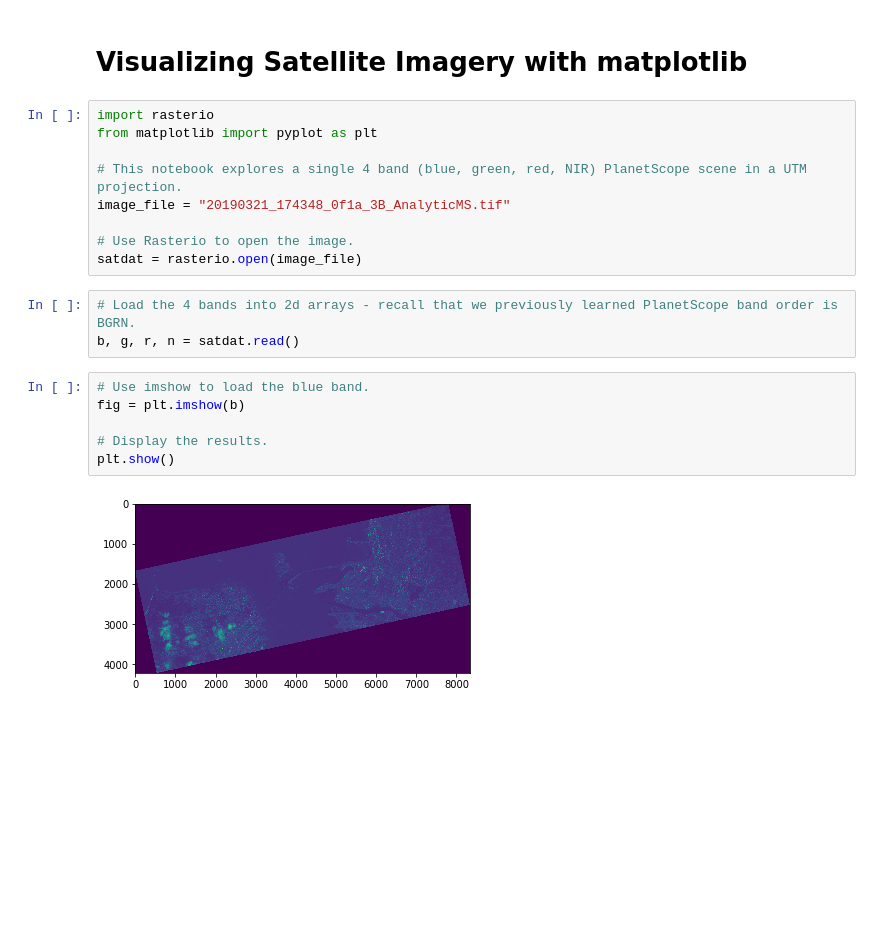
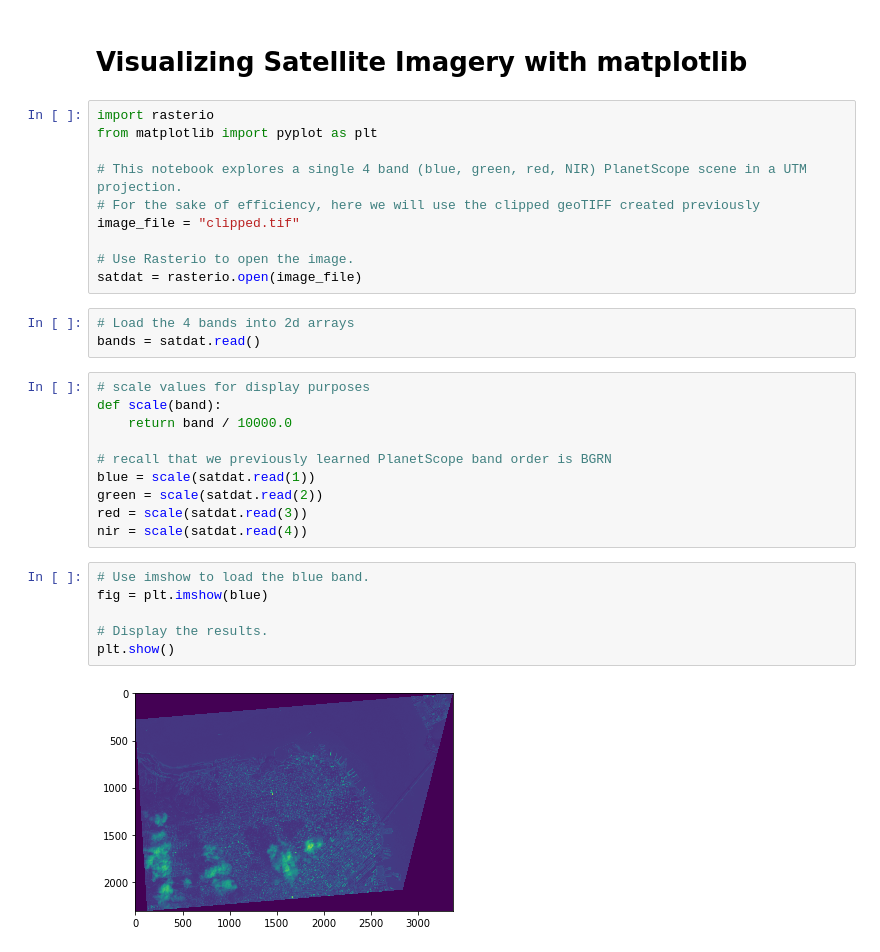
Before and after one commit to sarasafavi/remote-sensing-with-python, a Jupyter notebook: notebooks/5_visualize_rasters.ipynb, the cells around one changed output. Cells and saved outputs as stored; diff of their text form; blank space fills up the shorter version.

Commit message:
Visualization notebook: scale band values; use clipped.tif to save memory

```diff
--- a/notebooks/5_visualize_rasters.ipynb
+++ b/notebooks/5_visualize_rasters.ipynb
@@ -5,19 +5,30 @@ import rasterio
 from matplotlib import pyplot as plt
 
 # This notebook explores a single 4 band (blue, green, red, NIR) PlanetScope scene in a UTM projection.
-image_file = "20190321_174348_0f1a_3B_AnalyticMS.tif"
+# For the sake of efficiency, here we will use the clipped geoTIFF created previously
+image_file = "clipped.tif"
 
 # Use Rasterio to open the image.
 satdat = rasterio.open(image_file)
 # %%
-# Load the 4 bands into 2d arrays - recall that we previously learned PlanetScope band order is BGRN.
-b, g, r, n = satdat.read()
+# Load the 4 bands into 2d arrays
+bands = satdat.read()
+# %%
+# scale values for display purposes
+def scale(band):
+    return band / 10000.0
+
+# recall that we previously learned PlanetScope band order is BGRN
+blue = scale(satdat.read(1))
+green = scale(satdat.read(2))
+red = scale(satdat.read(3))
+nir = scale(satdat.read(4))
 # %%
 # Use imshow to load the blue band.
-fig = plt.imshow(b)
+fig = plt.imshow(blue)
 
 # Display the results.
 plt.show()
 # %% [output]
-[figure, old version]
+[figure, new version]
 # %%
```
Also changed, not shown: parts of 7 cells of this notebook.
